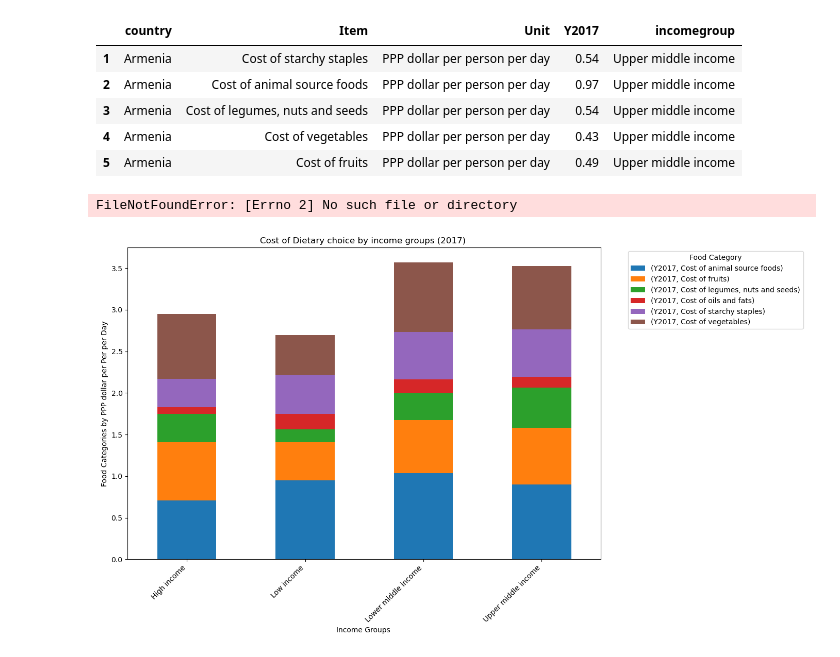
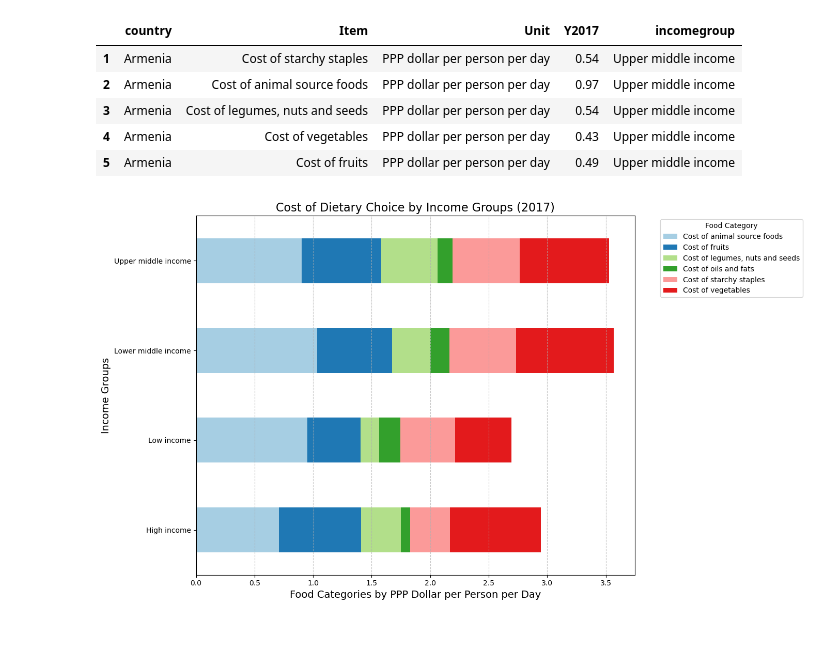
Before and after one commit to janettelau/consumption-patterns, a Jupyter notebook: cleaned_files/gabriel_project_code.ipynb, the cells around one changed output. Drawn from its saved outputs; the diff is of its cells as text; code cells hidden in the pictures.

Commit message:
commit changes to chart

```diff
--- a/cleaned_files/gabriel_project_code.ipynb
+++ b/cleaned_files/gabriel_project_code.ipynb
@@ -49,22 +49,31 @@ dietary_df.head()
 | 4 | Armenia | Cost of vegetables | PPP dollar per person per day | 0.43 | Upper middle income |
 | 5 | Armenia | Cost of fruits | PPP dollar per person per day | 0.49 | Upper middle income |
 # %%
-# Perform a pivot to obtain the total values for each income group under the Y2027 columns
+# Assuming dietary_df is already defined and contains required data
+# Filter the data for the first 10 income groups
 cost_diet = dietary_df[dietary_df['incomegroup'].isin(dietary_df['incomegroup'].unique()[:10])]
-df_pivot = cost_diet.pivot_table(index='incomegroup', columns='Item', values=['Y2017', ])
+df_pivot = cost_diet.pivot_table(index='incomegroup', columns='Item', values='Y2017')
 
-# Create a stacked Bar chart show the mix of choice of dietary choices by Income groups in the year 2017
-df_pivot.plot(kind='bar', stacked=True, figsize=(14, 8))
+# Set custom color palette
+colors = plt.cm.Paired(np.arange(len(df_pivot.columns)))
 
-plt.xticks(rotation=45, ha='right')
-plt.title('Cost of Dietary choice by income groups (2017) ')
-plt.xlabel('Income Groups ')
-plt.ylabel('Food Categories by PPP dollar per Per per Day')
+# Create a horizontal stacked bar chart
+ax = df_pivot.plot(kind='barh', stacked=True, figsize=(14, 8), color=colors)
+
+# Adding titles and labels
+plt.yticks(rotation=0)  # Change rotation of y-ticks for horizontal bars
+plt.title('Cost of Dietary Choice by Income Groups (2017)', fontsize=16)
+plt.xlabel('Food Categories by PPP Dollar per Person per Day', fontsize=14)
+plt.ylabel('Income Groups', fontsize=14)
 plt.legend(title='Food Category', bbox_to_anchor=(1.05, 1), loc='upper left')
 
+# Adding grid lines for better readability
+plt.grid(axis='x', linestyle='--', alpha=0.7)
+
+
+# Optionally adjust layout and show the plot
 plt.tight_layout()
-plt.savefig("Output/gabriel_fig.png")
+plt.savefig("../Output/stacked_bar_chart01.png")
 plt.show()
 # %% [output]
-FileNotFoundError: [Errno 2] No such file or directory
-[figure, old version]
+[figure, new version]
```
Also changed, not shown: 2 other files.
